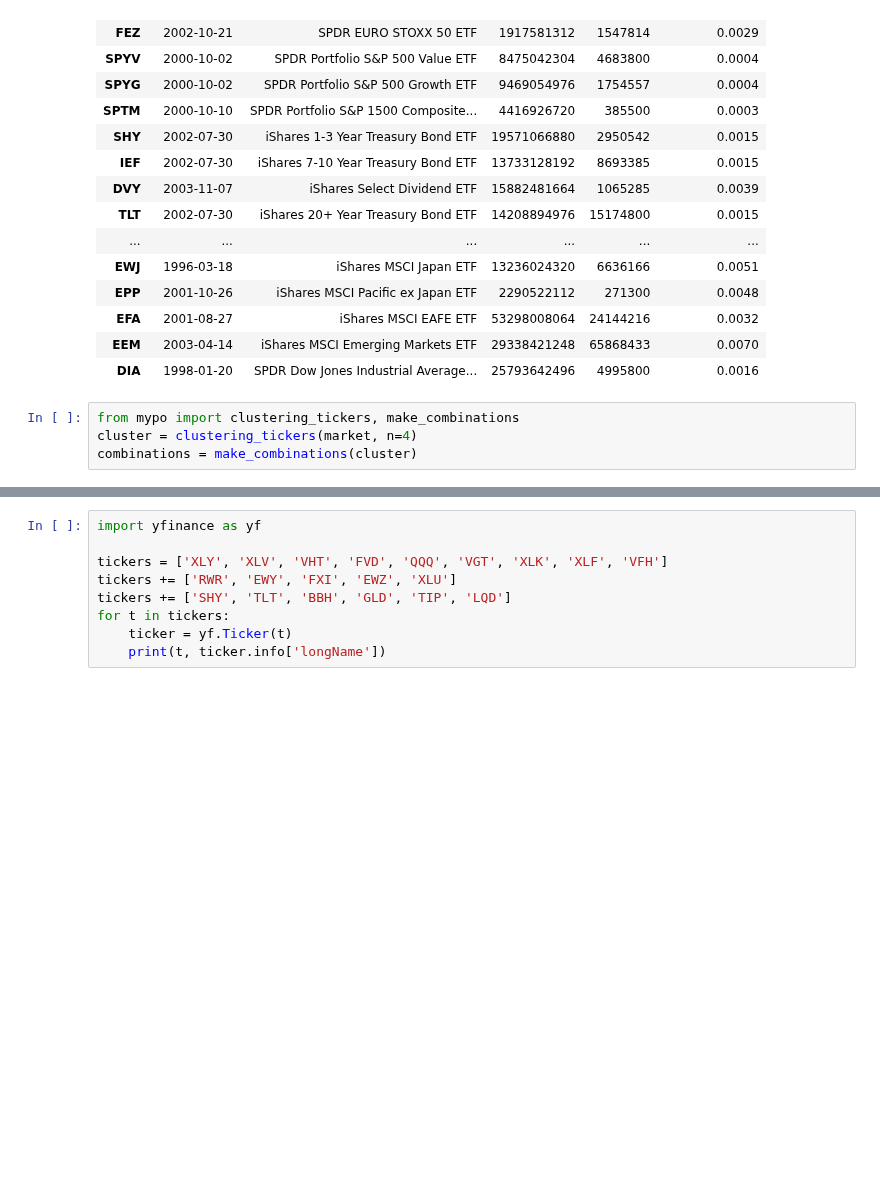
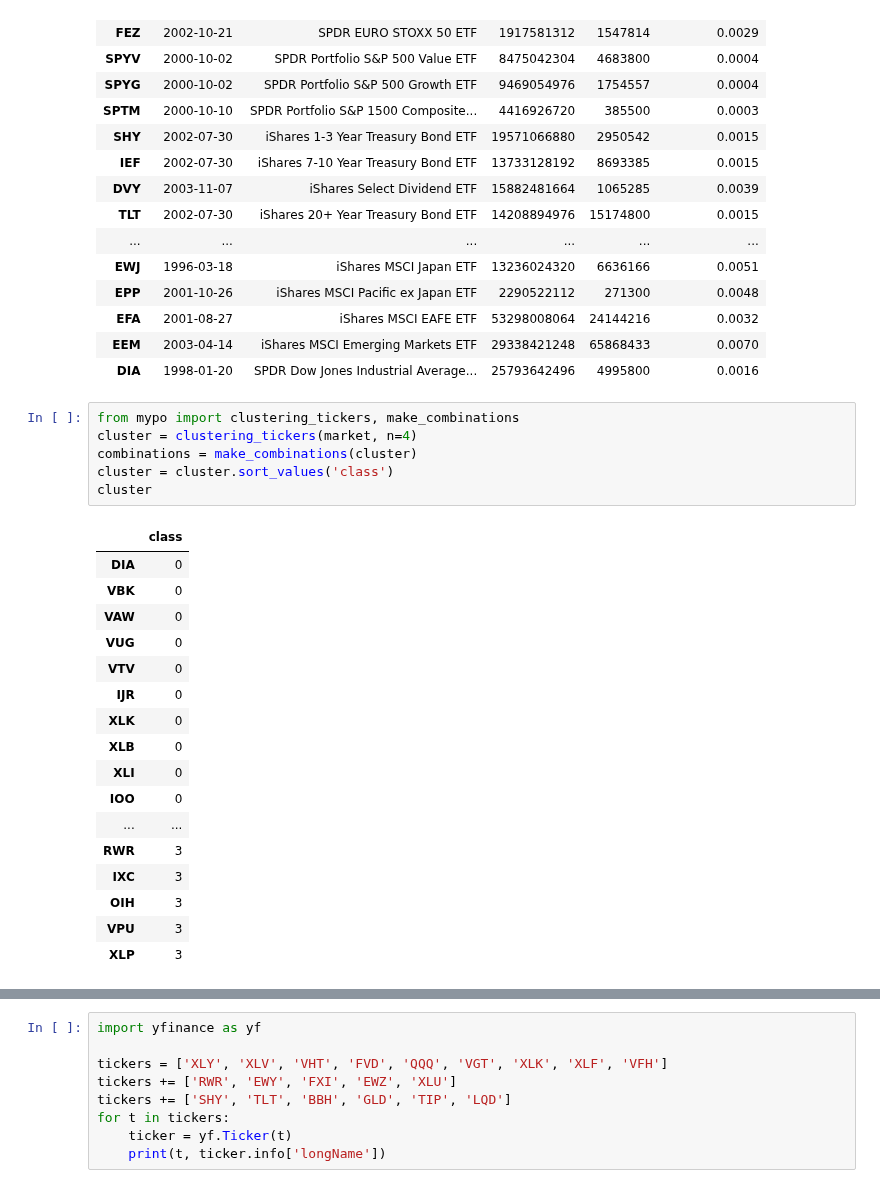
Before and after one commit to sonesuke/mypo, a Jupyter notebook: docs/tutorial/tickers.ipynb, the cells around one changed output, grey strips where cells are left out. Cells and saved outputs as stored; diff of their text form; blank space fills up the shorter version.

```diff
--- a/docs/tutorial/tickers.ipynb
+++ b/docs/tutorial/tickers.ipynb
@@ -48,5 +48,25 @@ summary
 # %%
 from mypo import clustering_tickers, make_combinations
 cluster = clustering_tickers(market, n=4)
 combinations = make_combinations(cluster)
+cluster = cluster.sort_values('class')
+cluster
+# %% [output]
+|  | class |
+| DIA | 0 |
+| VBK | 0 |
+| VAW | 0 |
+| VUG | 0 |
+| VTV | 0 |
+| IJR | 0 |
+| XLK | 0 |
+| XLB | 0 |
+| XLI | 0 |
+| IOO | 0 |
+| ... | ... |
+| RWR | 3 |
+| IXC | 3 |
+| OIH | 3 |
+| VPU | 3 |
+| XLP | 3 |
 # %%
```
Also changed, not shown: parts of 2 cells of this notebook, 1 other file.
